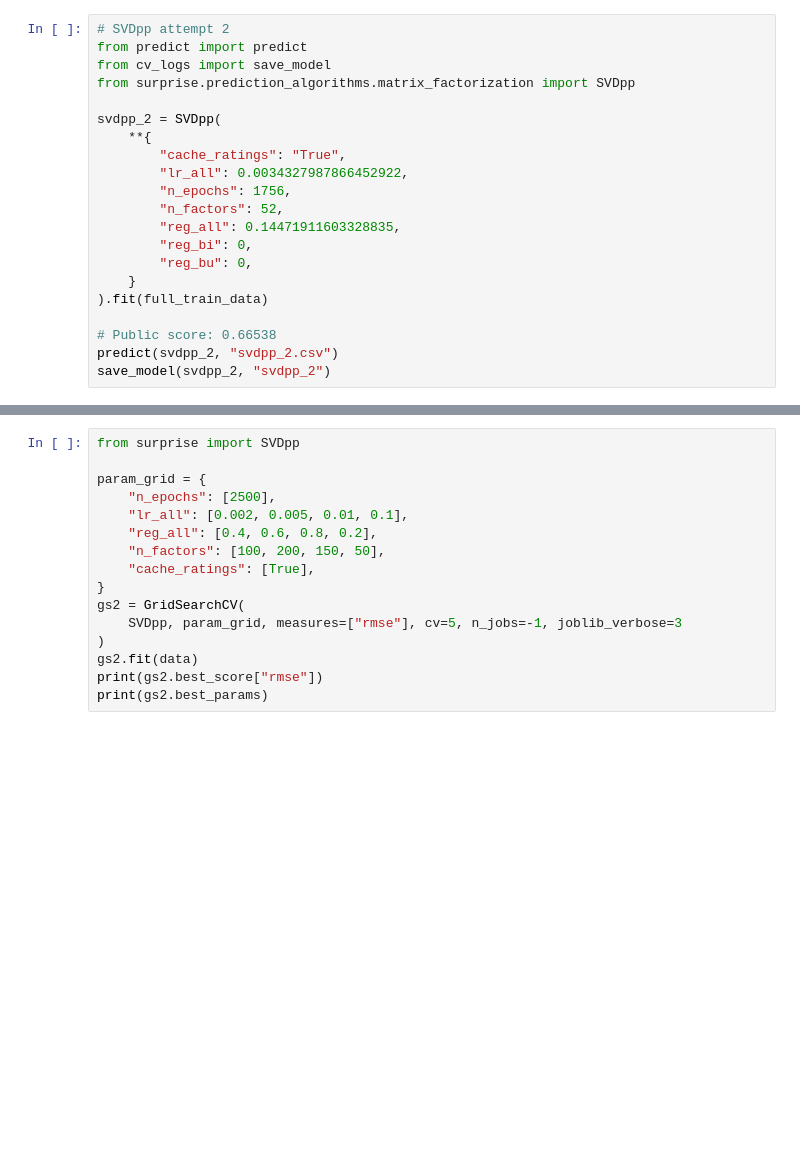
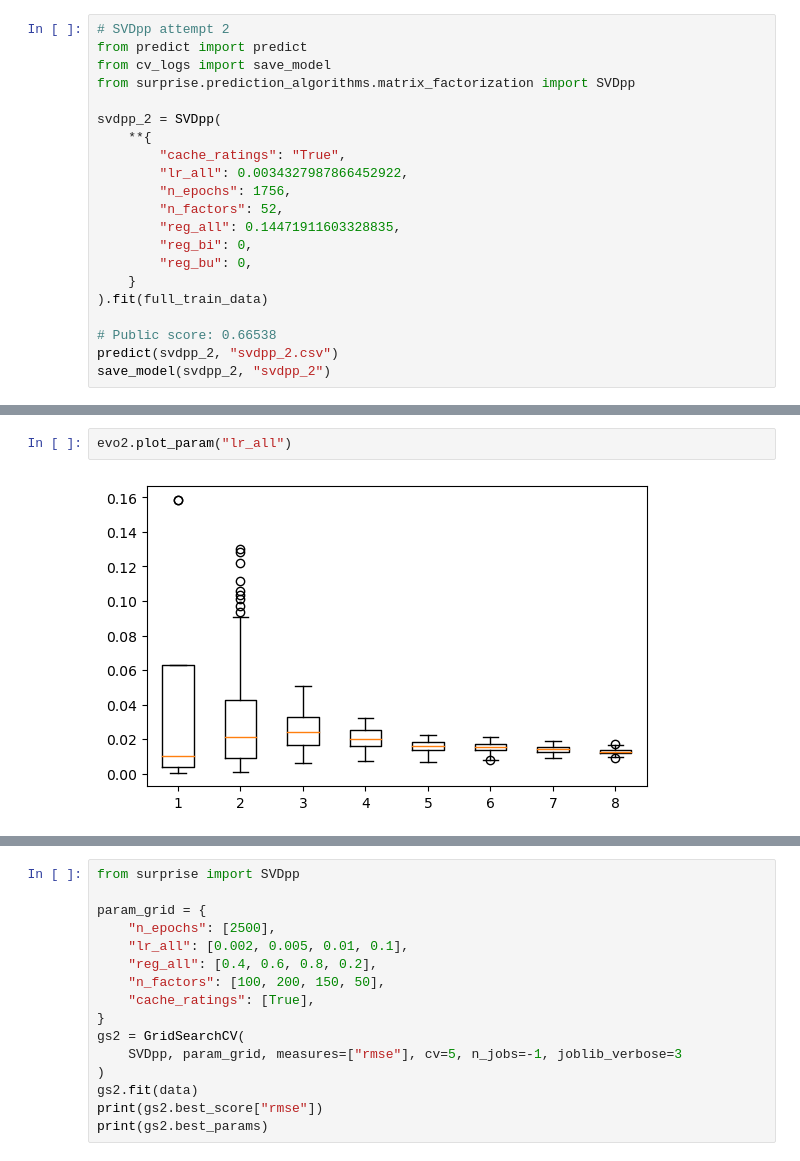
Before and after one commit to BorisLeung/stat3009, a Jupyter notebook: project/svdpp.ipynb, the cells around one changed output, grey strips where cells are left out. Saved outputs shown, nothing was run; the diff lists cells and outputs as text; blank space fills up the shorter version.

```diff
--- a/project/svdpp.ipynb
+++ b/project/svdpp.ipynb
@@ -244,0 +463,4 @@ RUNNING EVOLUTION 2
+# %%
+evo2.plot_param("lr_all")
+# %% [output]
+[figure, added]
```
Also changed, not shown: parts of 9 cells of this notebook, 25 other files.
